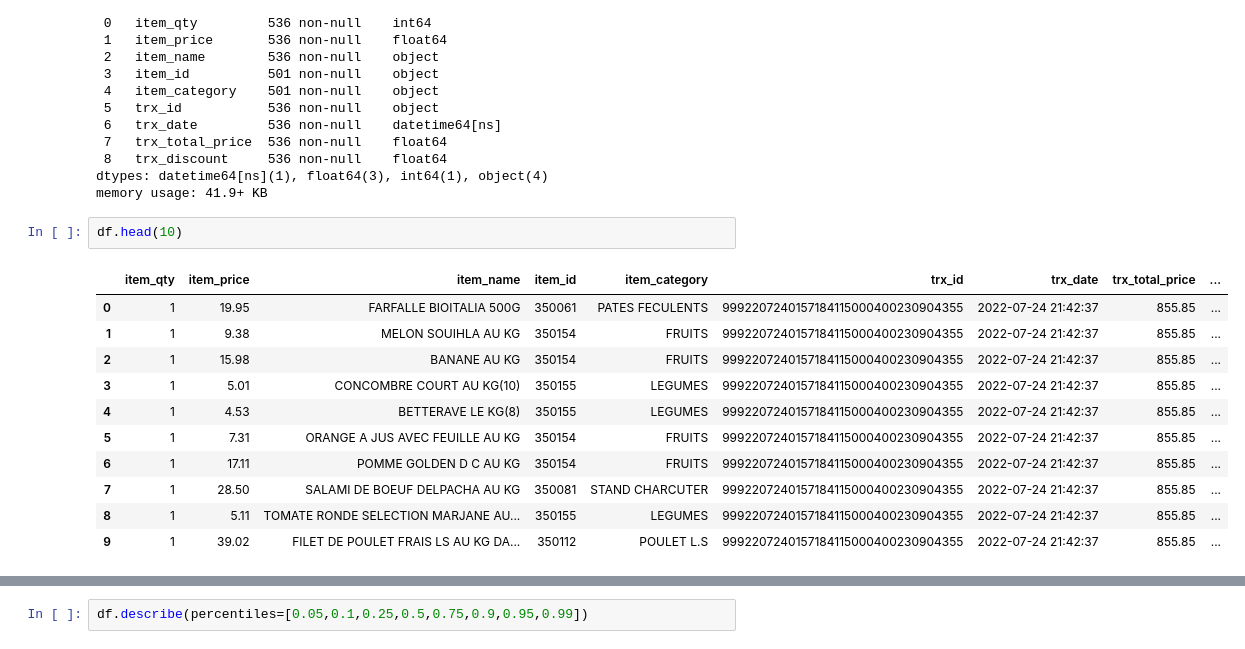
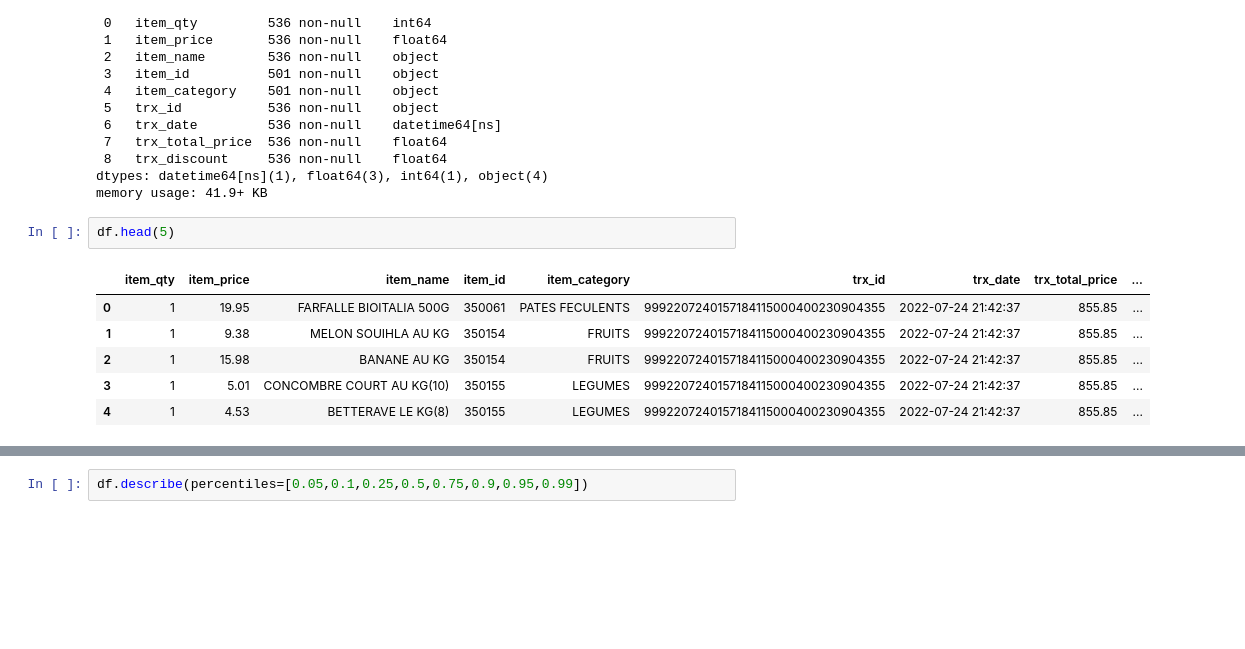
Before and after one commit to mmejdoubi/marjane_api, a Jupyter notebook: marjane_api_EDA.ipynb, the cells around one changed output, grey strips where cells are left out. Drawn from its saved outputs; the diff is of its cells as text; blank space fills up the shorter version.

```diff
--- a/marjane_api_EDA.ipynb
+++ b/marjane_api_EDA.ipynb
@@ -54,16 +51,11 @@ Data columns (total 9 columns):
 dtypes: datetime64[ns](1), float64(3), int64(1), object(4)
 memory usage: 41.9+ KB
 # %%
-df.head(10)
+df.head(5)
 # %% [output]
 |  | item_qty | item_price | item_name | item_id | item_category | trx_id | trx_date | trx_total_price | ... |
 | 0 | 1 | 19.95 | FARFALLE BIOITALIA 500G | 350061 | PATES FECULENTS | 9992207240157184115000400230904355 | 2022-07-24 21:42:37 | 855.85 | ... |
 | 1 | 1 | 9.38 | MELON SOUIHLA AU KG | 350154 | FRUITS | 9992207240157184115000400230904355 | 2022-07-24 21:42:37 | 855.85 | ... |
 | 2 | 1 | 15.98 | BANANE AU KG | 350154 | FRUITS | 9992207240157184115000400230904355 | 2022-07-24 21:42:37 | 855.85 | ... |
 | 3 | 1 | 5.01 | CONCOMBRE COURT AU KG(10) | 350155 | LEGUMES | 9992207240157184115000400230904355 | 2022-07-24 21:42:37 | 855.85 | ... |
 | 4 | 1 | 4.53 | BETTERAVE LE KG(8) | 350155 | LEGUMES | 9992207240157184115000400230904355 | 2022-07-24 21:42:37 | 855.85 | ... |
-| 5 | 1 | 7.31 | ORANGE A JUS AVEC FEUILLE AU KG | 350154 | FRUITS | 9992207240157184115000400230904355 | 2022-07-24 21:42:37 | 855.85 | ... |
-| 6 | 1 | 17.11 | POMME GOLDEN D C AU KG | 350154 | FRUITS | 9992207240157184115000400230904355 | 2022-07-24 21:42:37 | 855.85 | ... |
-| 7 | 1 | 28.50 | SALAMI DE BOEUF DELPACHA AU KG | 350081 | STAND CHARCUTER | 9992207240157184115000400230904355 | 2022-07-24 21:42:37 | 855.85 | ... |
-| 8 | 1 | 5.11 | TOMATE RONDE SELECTION MARJANE AU... | 350155 | LEGUMES | 9992207240157184115000400230904355 | 2022-07-24 21:42:37 | 855.85 | ... |
-| 9 | 1 | 39.02 | FILET DE POULET FRAIS LS AU KG DA... | 350112 | POULET L.S | 9992207240157184115000400230904355 | 2022-07-24 21:42:37 | 855.85 | ... |
```
Also changed, not shown: parts of 17 cells of this notebook, 1 other file.
